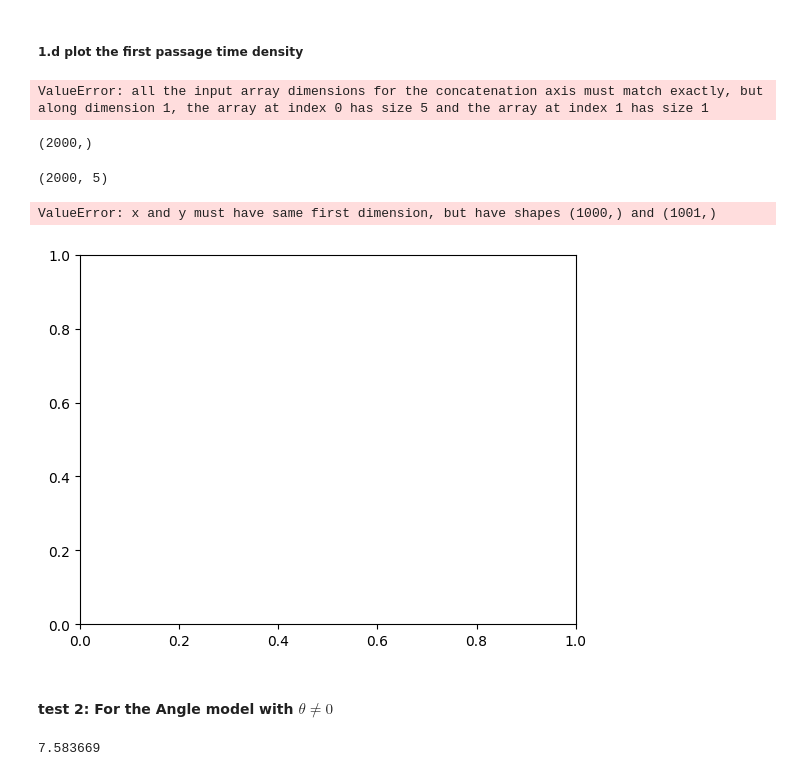
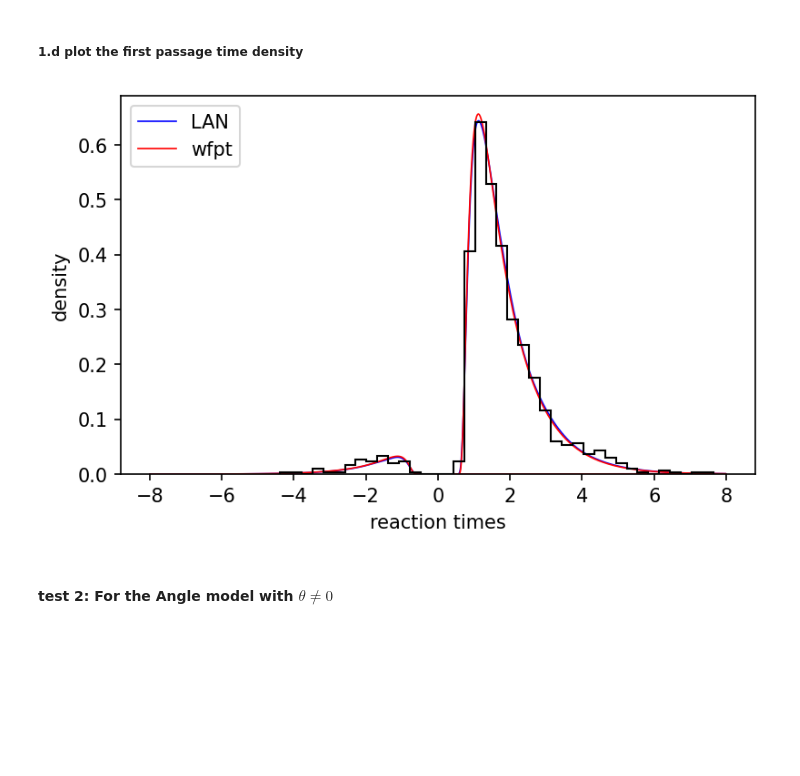
Before and after one commit to RiverFlowsInYou98/DDM, a Jupyter notebook: HDDM/angle.ipynb, the cells around one changed output. Saved outputs shown, nothing was run; the diff lists cells and outputs as text; code cells hidden in the pictures; blank space fills up the shorter version.

```diff
--- a/HDDM/angle.ipynb
+++ b/HDDM/angle.ipynb
@@ -431,59 +301,16 @@ prob4_list.append(prob4)
-# %%
-T_list = np.linspace(0.5+1e-8, 10, 1000)
-rT_list = np.hstack((T_list, T_list)).reshape(-1, 1)
-choice_list = np.hstack((np.ones(T.shape), -np.ones(T.shape))).reshape(-1, 1)
-network_input = np.vstack((para_matrix, rT_list, choice_list))
-# %% [output]
-ValueError: all the input array dimensions for the concatenation axis must match exactly, but along dimension 1, the array at index 0 has size 5 and the array at index 1 has size 1
-# %%
-rT_list.shape
-# %% [output]
-(2000,)
-# %%
-# Initialize network input
-network_input = np.zeros(
-    (parameter_matrix.shape[0], parameter_matrix.shape[1] + 2)
-)  # Note the + 2 on the right --> we append the parameter vectors with reaction times (+1 columns) and choices (+1 columns)
-
-# Add reaction times
-network_input[:, -2] = np.linspace(0, 3, parameter_matrix.shape[0])
-
-# Add choices
-network_input[:, -1] = np.repeat(np.random.choice([-1, 1]), parameter_matrix.shape[0])
-
-# Note: The networks expects float32 inputs
-network_input = network_input.astype(np.float32)
-
-network_input.shape
-# %%
-para_matrix = np.tile(np.array([mu, a, z, t, 0]), (2000, 1))
-para_matrix.shape
-# %% [output]
-(2000, 5)
-# %%
-network_input = np.zeros((para_matrix.shape[0], para_matrix.shape[1] + 2))
-network_input[:, -2] = np.linspace(0, 3, parameter_matrix.shape[0])
-network_input[:, -1] = np.repeat(np.random.choice([-1, 1]), parameter_matrix.shape[0])
-network_input = network_input.astype(np.float32)
-
-network_input.shape
 # %%
-import matplotlib.pyplot as plt
-plt.plot(T_list, prob4_list)
-plt.plot(T_list, prob1_list)
+fig, ax = plt.subplots(figsize=(6, 3.6), dpi=150)
+ax.plot(network_input[:, -2] * network_input[:, -1], prob4_list, label='LAN', lw=0.8, c='b')
+ax.plot(network_input[:, -2] * network_input[:, -1], prob1_list, label='wfpt', lw=0.8, c='r')
 
-plt.hist(
+ax.hist(
     np.squeeze(out[0]) * np.squeeze(out[1]), histtype="step", bins=40, color="black", density=True
 )
-plt.xlabel("reaction times")
-plt.ylabel("freq")
+ax.set_xlabel("reaction times")
+ax.set_ylabel("density")
+ax.legend()
 plt.show()
 # %% [output]
-ValueError: x and y must have same first dimension, but have shapes (1000,) and (1001,)
-[figure, old version]
+[figure, new version]
 # %% [markdown]
 #### test 2: For the Angle model with $\theta\neq0$
-# %%
-out[0].max()
-# %% [output]
-7.583669
```
Also changed, not shown: parts of 17 cells of this notebook, 1 other file.
